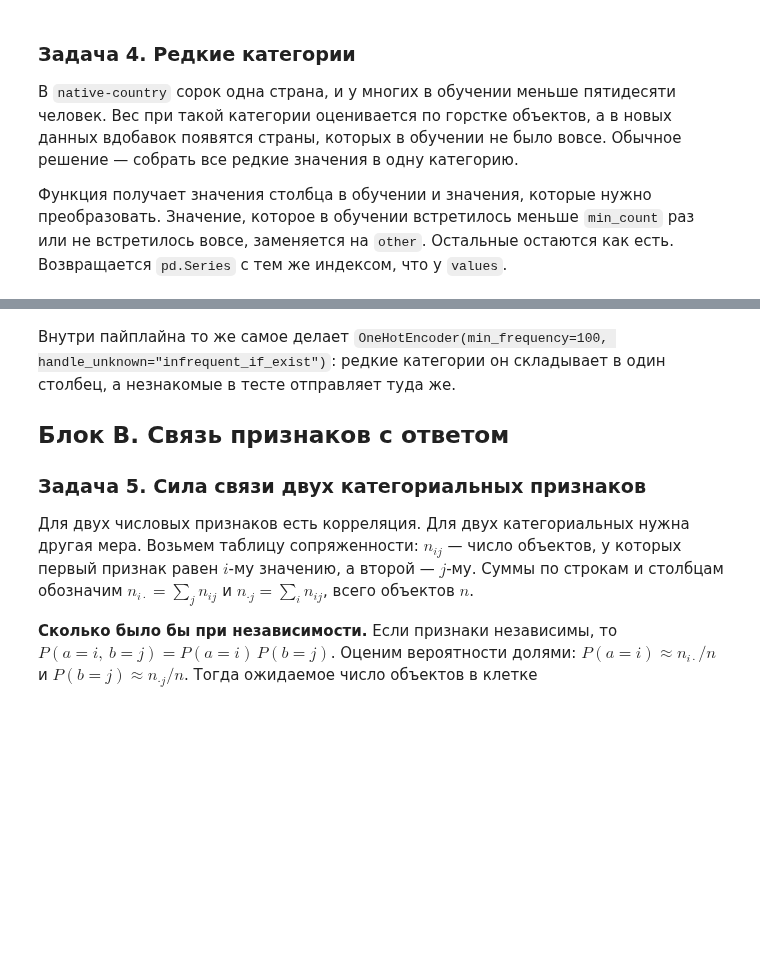
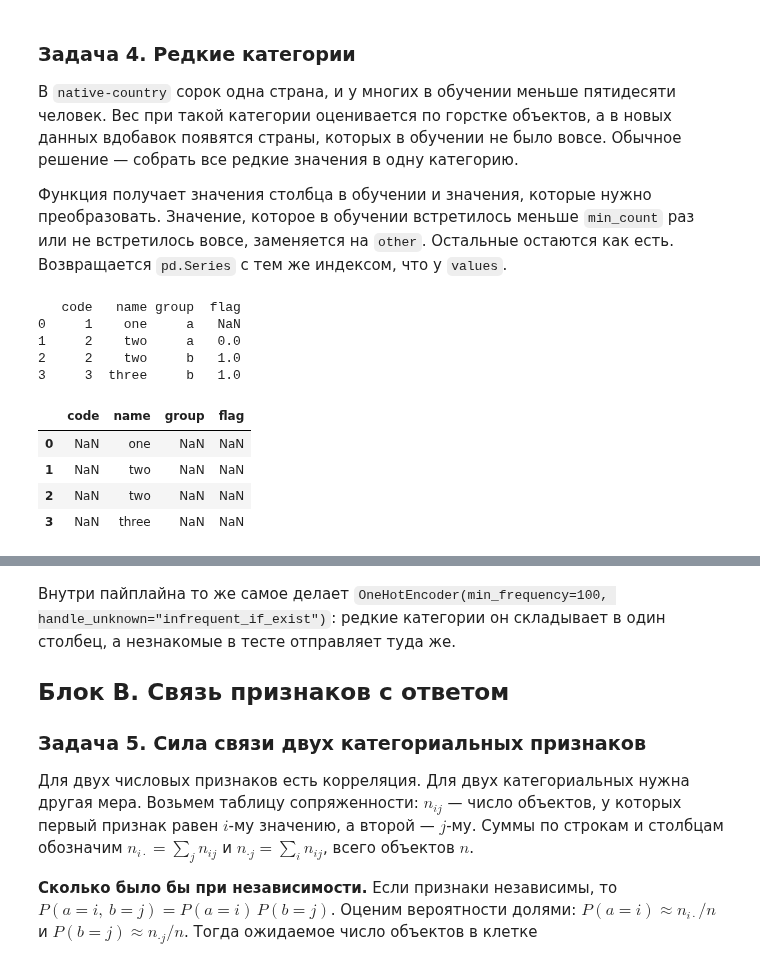
Before and after one commit to salexkon/ml_dafe_mipt, a Jupyter notebook: classes/week_04_eda/lab_04.ipynb, the cells around one changed output, grey strips where cells are left out. Saved outputs shown, nothing was run; the diff lists cells and outputs as text; code cells hidden in the pictures; blank space fills up the shorter version.

```diff
--- a/classes/week_04_eda/lab_04.ipynb
+++ b/classes/week_04_eda/lab_04.ipynb
@@ -230,6 +309,22 @@ print(train_clean["native-country"].value_counts().tail(12))
 преобразовать. Значение, которое в обучении встретилось меньше `min_count`
 раз или не встретилось вовсе, заменяется на `other`. Остальные остаются
 как есть. Возвращается `pd.Series` с тем же индексом, что у `values`.
+# %%
+print(toy)
+a = toy['name'].value_counts()
+common = set(a[a >= 1].index)
+toy.where(toy.isin(common))
+# %% [output]
+   code   name group  flag
+0     1    one     a   NaN
+1     2    two     a   0.0
+2     2    two     b   1.0
+3     3  three     b   1.0
+|  | code | name | group | flag |
+| 0 | NaN | one | NaN | NaN |
+| 1 | NaN | two | NaN | NaN |
+| 2 | NaN | two | NaN | NaN |
+| 3 | NaN | three | NaN | NaN |
 # %%
 # train_values: (n_train,) — строки; values: (n,) — строки
 # возвращает (n,) с индексом values
```
Also changed, not shown: parts of 49 cells of this notebook, 1 other file.
